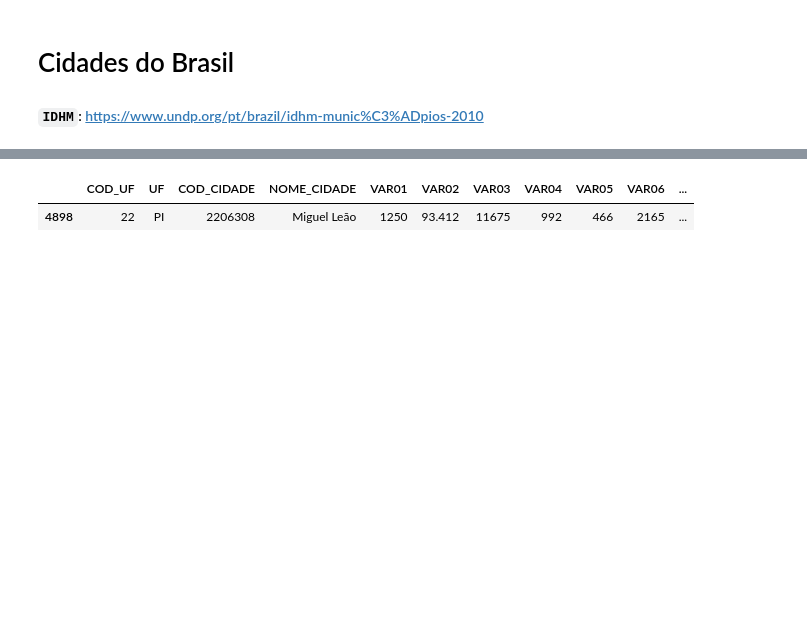
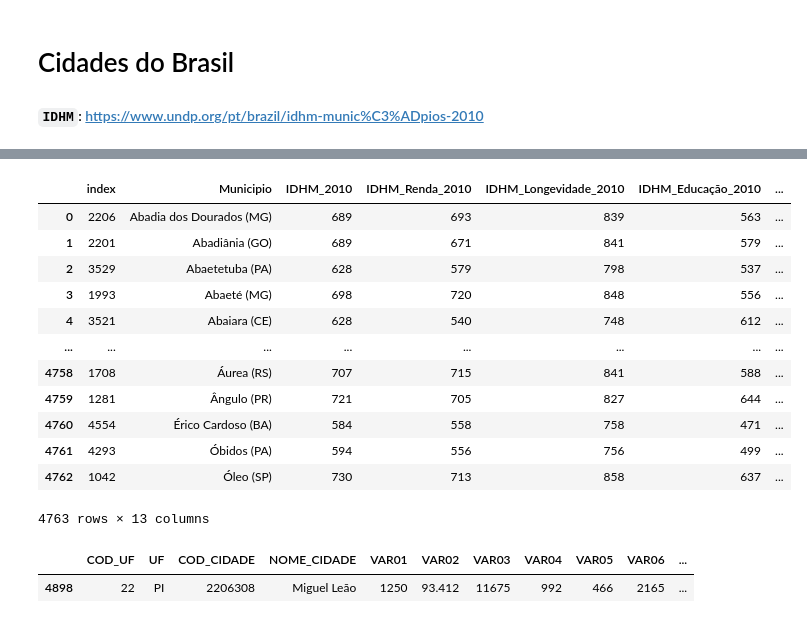
Before and after one commit to LeonardoCamargoRossato/QualityLife_x_SizeCity, a Jupyter notebook: Quality_SizeCity_versão3.ipynb, the cells around one changed output, grey strips where cells are left out. Saved outputs shown, nothing was run; the diff lists cells and outputs as text; code cells hidden in the pictures; blank space fills up the shorter version.

```diff
--- a/Quality_SizeCity_versão3.ipynb
+++ b/Quality_SizeCity_versão3.ipynb
@@ -46,3 +73,19 @@ legendas = pd.read_csv('legenda_df_Br.csv',sep=',')
+# %%
+df_BR_IDHM
+# %% [output]
+|  | index | Municipio | IDHM_2010 | IDHM_Renda_2010 | IDHM_Longevidade_2010 | IDHM_Educação_2010 | ... |
+| 0 | 2206 | Abadia dos Dourados (MG) | 689 | 693 | 839 | 563 | ... |
+| 1 | 2201 | Abadiânia (GO) | 689 | 671 | 841 | 579 | ... |
+| 2 | 3529 | Abaetetuba (PA) | 628 | 579 | 798 | 537 | ... |
+| 3 | 1993 | Abaeté (MG) | 698 | 720 | 848 | 556 | ... |
+| 4 | 3521 | Abaiara (CE) | 628 | 540 | 748 | 612 | ... |
+| ... | ... | ... | ... | ... | ... | ... | ... |
+| 4758 | 1708 | Áurea (RS) | 707 | 715 | 841 | 588 | ... |
+| 4759 | 1281 | Ângulo (PR) | 721 | 705 | 827 | 644 | ... |
+| 4760 | 4554 | Érico Cardoso (BA) | 584 | 558 | 758 | 471 | ... |
+| 4761 | 4293 | Óbidos (PA) | 594 | 556 | 756 | 499 | ... |
+| 4762 | 1042 | Óleo (SP) | 730 | 713 | 858 | 637 | ... |
+4763 rows × 13 columns
 # %%
 display(df_Br.tail(1))
 display(df_IDHM.tail(1))
```
Also changed, not shown: parts of 7 cells of this notebook, 4 other files.
